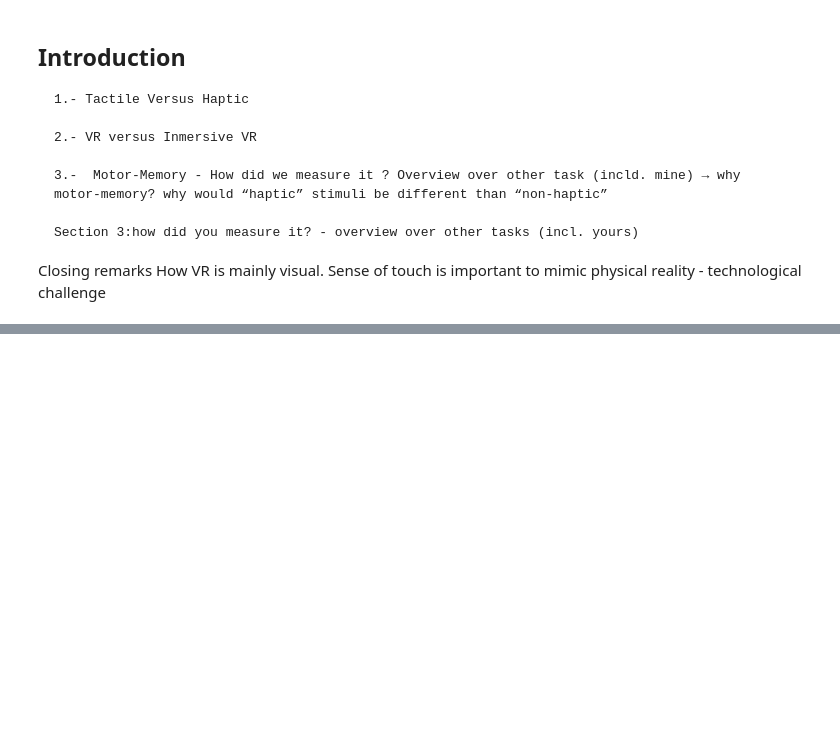
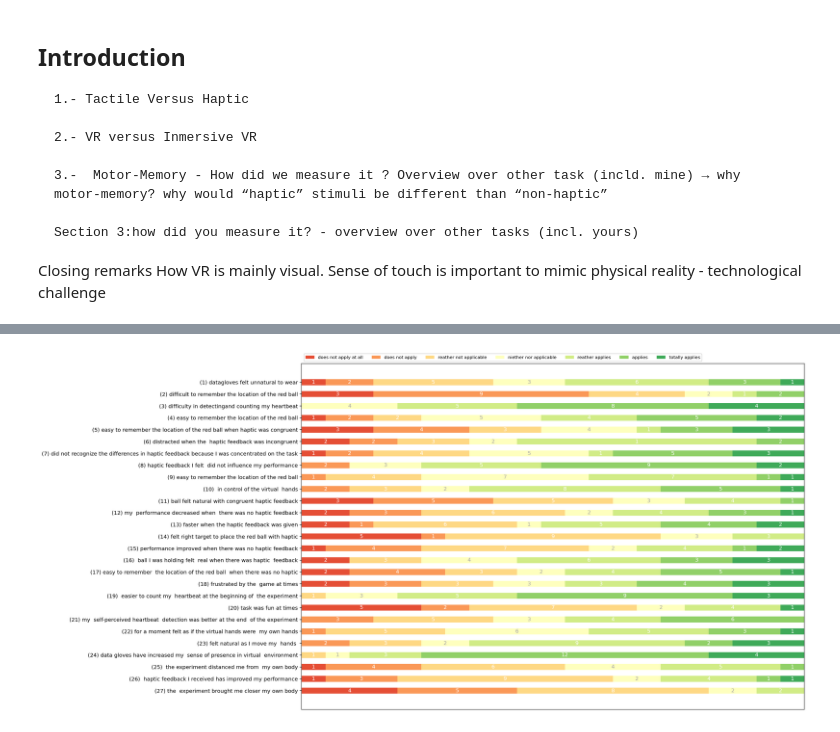
Before and after one commit to BenjaminDupre/m-b_thesis, a Jupyter notebook: Analysis.ipynb, the cells around one changed output, grey strips where cells are left out. Drawn from its saved outputs; the diff is of its cells as text; code cells hidden in the pictures; blank space fills up the shorter version.

```diff
--- a/Analysis.ipynb
+++ b/Analysis.ipynb
@@ -89,0 +144,79 @@ To asure that the handedness and VR sickness dispositions did not affect the mea
+# %%
+notebook_path = os.path.abspath("metdata_analysis.py")
+metadat1  = pd.read_csv(os.path.join(os.path.dirname(notebook_path), "Data\\meta-data.csv"),na_values=" ")
+metadat  = metadat1.drop([14, 22])
+
+Questions = 'datagloves felt unnatural to wear','difficult to remember the location of the red ball',\
+'difficulty in detectingand counting my heartbeat','easy to remember the location of the red ball',\
+'easy to remember the location of the red ball when haptic was congruent',\
+'distracted when the  haptic feedback was incongruent',\
+'did not recognize the differences in haptic feedback because I was concentrated on the task',\
+'haptic feedback I felt  did not influence my performance'\
+,'easy to remember the location of the red ball',' in control of the virtual  hands'\
+,'ball felt natural with congruent haptic feedback', 'my  performance decreased when  there was no haptic feedback'\
+,'faster when the haptic feedback was given', 'felt right target to place the red ball with haptic'\
+,'performance improved when there was no haptic feedback', ' ball I was holding felt  real when there was haptic  feedback'\
+,'easy to remember  the location of the red ball  when there was no haptic'\
+,'frustrated by the  game at times', ' easier to count my  heartbeat at the beginning of  the experiment'\
+,'task was fun at times', 'my  self-perceived heartbeat  detection was better at the end  of the experiment'\
+,'for a moment felt as if the virtual hands were  my own hands','felt natural as I move my  hands '\
+,'data gloves have increased my  sense of presence in virtual  environment'\
+,' the experiment distanced me from  my own body',' haptic feedback I received has improved my performance'\
+,'the  experiment brought me closer my own body'
+
+
+
+
+
+
+category_names = [ "does not apply at all" , "does not apply" ,
+                  "reather not applicable" , "niether nor applicable" ,
+                  "reather applies" , "applies" , "totally applies" ,]
+
+results = { f'({x}) '+ Questions[x-1]  : list(np.bincount(metadat[f'post_VRF{x}'],minlength = 8)) for x in range(1,28) }
+
+def survey(results, category_names):
+    """
+    Parameters
+    ----------
+    results : dict
+        A mapping from question labels to a list of answers per category.
+        It is assumed all lists contain the same number of entries and that
+        it matches the length of *category_names*.
+    category_names : list of str
+        The category labels.
+    """
+    labels = list(results.keys())
+    data = np.array(list(results.values()))[:,1:8]
+    data_cum = data.cumsum(axis=1)
+    category_colors = plt.colormaps['RdYlGn'](
+        np.linspace(0.15, 0.85, data.shape[1]))
+
+    fig, ax = plt.subplots(figsize=(17, 12))
+    ax.invert_yaxis()
+    ax.xaxis.set_visible(False)
+    ax.set_xlim(0, np.sum(data, axis=1).max())
+
+    for i, (colname, color) in enumerate(zip(category_names, category_colors)):
+        widths = data[:, i]
+        starts = data_cum[:, i] - widths
+        rects = ax.barh(labels,widths, left=starts, height=0.5,
+                        label=colname, color=color)
+
+        r, g, b, _ = color
+        text_color = 'white' if r * g * b < 0.5 else 'darkgrey'
+            # format the number of decimal places and replace 0 with an empty string
+        #bar_labels = widths
+
+        bar_labels = np.char.replace(list(map(str,widths)),'0','')  #widths[j] if widths[j] > 0 for j in enumerate(widths) else ''
+        ax.bar_label(rects,labels=bar_labels ,label_type='center', color=text_color)
+    ax.legend(ncol=len(category_names), bbox_to_anchor=(0, 1),
+              loc='lower left', fontsize='small')
+
+    return fig, ax
+
+
+survey(results, category_names)
+plt.show()
+# %% [output]
+[figure, added]
```
Also changed, not shown: parts of 7 cells of this notebook, 8 other files.
